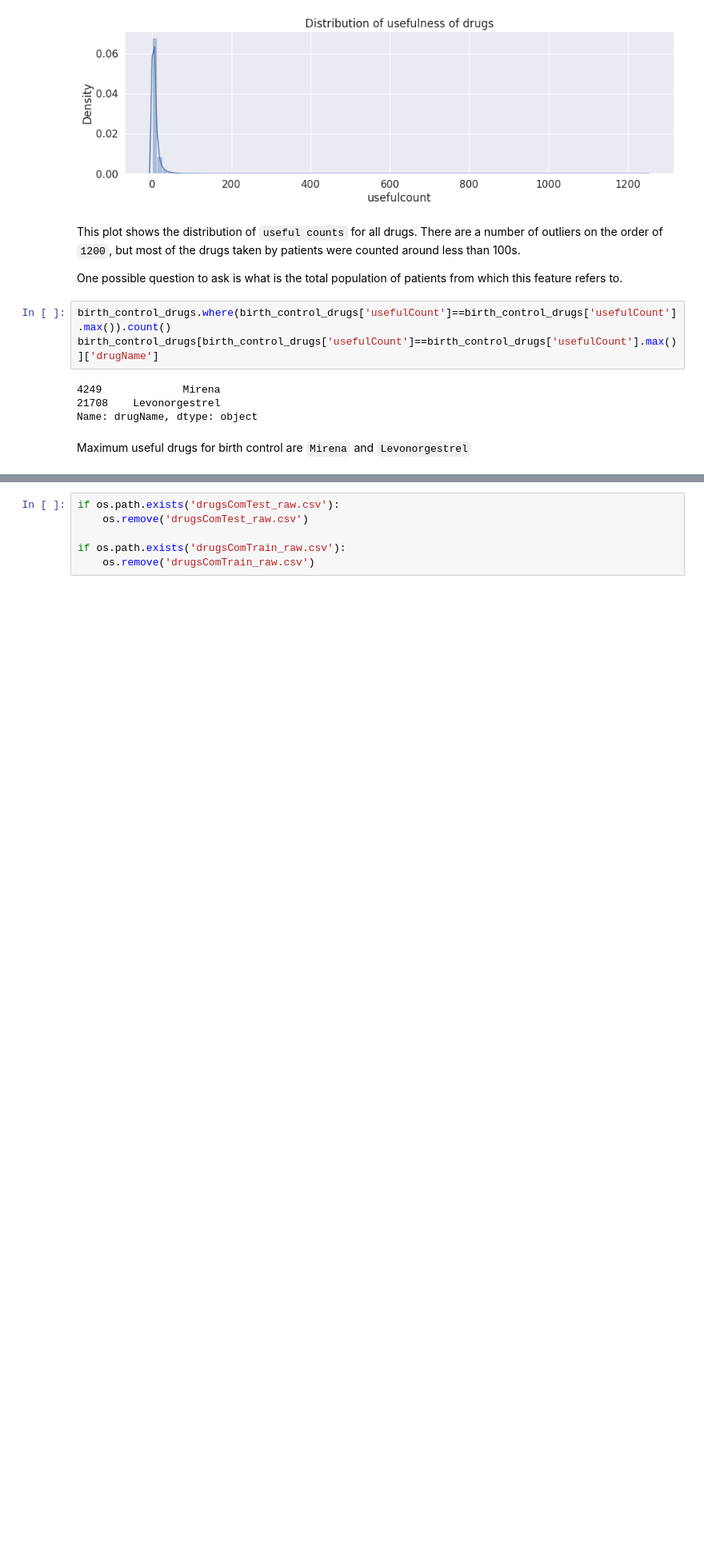
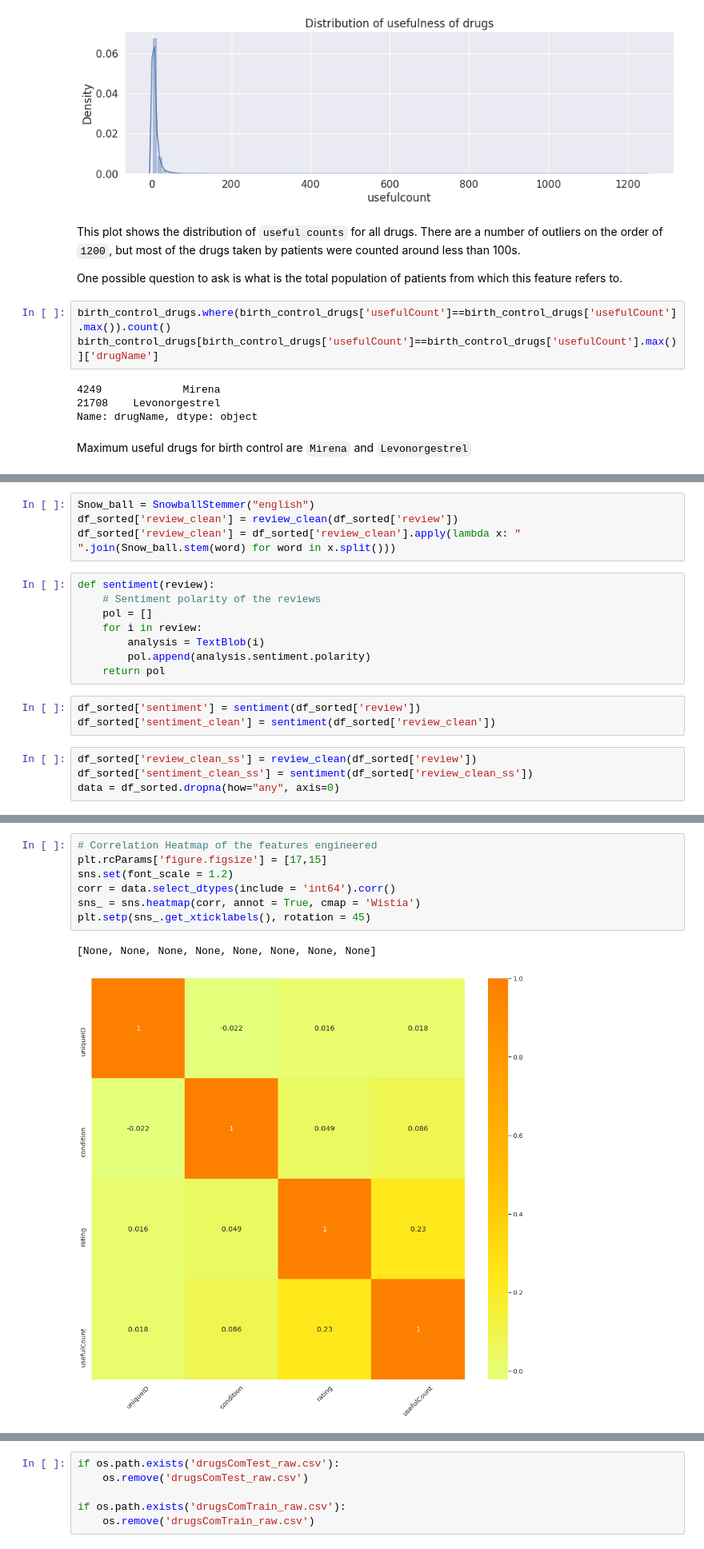
Before and after one commit to Hadi2525/applied_ML, a Jupyter notebook: Pharma/drug_model.ipynb, the cells around one changed output, grey strips where cells are left out. Shown at 80% size. Cells and saved outputs as stored; diff of their text form; blank space fills up the shorter version.

Commit message:
update the drug review file

```diff
--- a/Pharma/drug_model.ipynb
+++ b/Pharma/drug_model.ipynb
@@ -214,0 +226,19 @@ for i in range(len(df_sorted['review'])):
+# %%
+Snow_ball = SnowballStemmer("english")
+df_sorted['review_clean'] = review_clean(df_sorted['review'])
+df_sorted['review_clean'] = df_sorted['review_clean'].apply(lambda x: " ".join(Snow_ball.stem(word) for word in x.split()))
+# %%
+def sentiment(review):
+    # Sentiment polarity of the reviews
+    pol = []
+    for i in review:
+        analysis = TextBlob(i)
+        pol.append(analysis.sentiment.polarity)
+    return pol
+# %%
+df_sorted['sentiment'] = sentiment(df_sorted['review'])
+df_sorted['sentiment_clean'] = sentiment(df_sorted['review_clean'])
+# %%
+df_sorted['review_clean_ss'] = review_clean(df_sorted['review'])
+df_sorted['sentiment_clean_ss'] = sentiment(df_sorted['review_clean_ss'])
+data = df_sorted.dropna(how="any", axis=0)
@@ -214,0 +269,10 @@ for i in range(len(df_sorted['review'])):
+# %%
+# Correlation Heatmap of the features engineered
+plt.rcParams['figure.figsize'] = [17,15]
+sns.set(font_scale = 1.2)
+corr = data.select_dtypes(include = 'int64').corr()
+sns_ = sns.heatmap(corr, annot = True, cmap = 'Wistia')
+plt.setp(sns_.get_xticklabels(), rotation = 45)
+# %% [output]
+[None, None, None, None, None, None, None, None]
+[figure, added]
```
Also changed, not shown: parts of 17 cells of this notebook.
